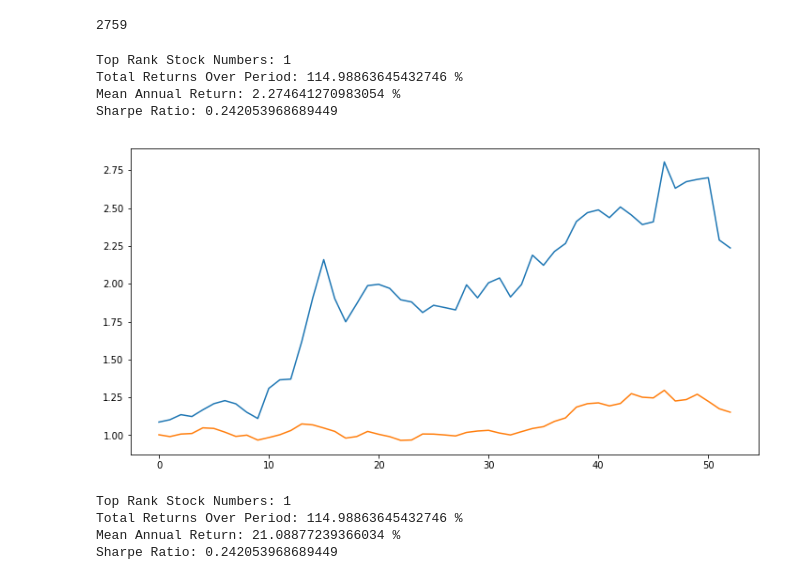
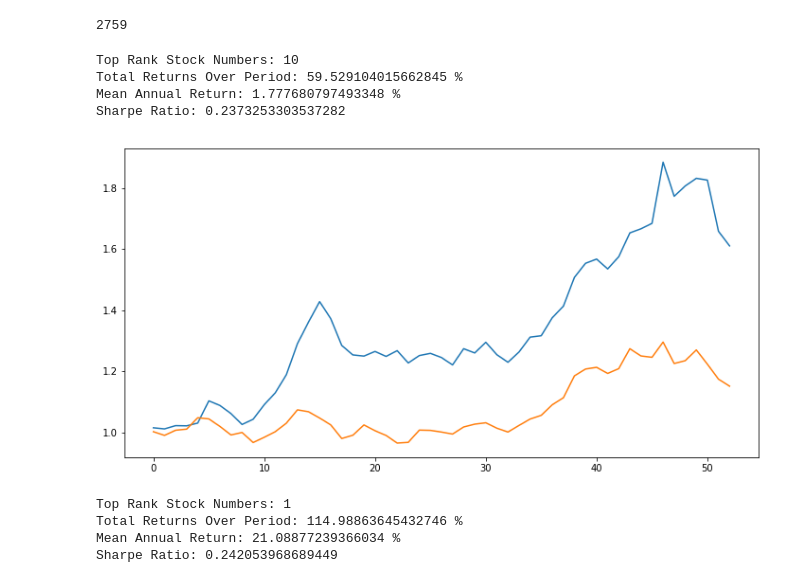
Before and after one commit to hyemin9403/keyst_notebooks, a Jupyter notebook: 마켓시그널툴.ipynb, the cells around one changed output. Saved outputs shown, nothing was run; the diff lists cells and outputs as text; code cells hidden in the pictures.

```diff
--- a/마켓시그널툴.ipynb
+++ b/마켓시그널툴.ipynb
@@ -287,8 +291,30 @@ volume_score = volume_score.resample('M').mean()
 score = (momentum_score + risk_score + volume_score) / 3
 # %%
 score_rank = score.T.rank(ascending=False).T # 점수가 높을수록 랭킹은 낮아져야한다
+# %%
+test_cut_rank = 10
+
+returns_m = ohlcv_m.pct_change()
+returns_m = returns_m['2014':]
+
+high_rank = None
+
+profit_history = []
+benchmark_history = []
+
+for date in range(len(score_rank['2014':]) - 1):
+    if type(high_rank) != type(None):
+        #  수익률 계산하기
+        future_date = date + 1
+        profit = returns_m.iloc[future_date][high_rank_index].mean()
+        benchmark_profit = returns_m.iloc[future_date]['코스피']
+        profit_history.append(profit)
+        benchmark_history.append(benchmark_profit)
+    row = score_rank['2014':].iloc[date]
+    high_rank = row[row <= test_cut_rank]
+    high_rank_index = high_rank.index
 # %%
-test_cut_rank = 1
+test_cut_rank = 10
 
 returns_m = ohlcv_m.pct_change()
 returns_m = returns_m['2014':]
@@ -314,38 +340,38 @@ profit_df = pd.DataFrame(profit_history)
 profit_df['Benchmark'] = benchmark_history
 profit_df['Return + 1'] = profit_df[0] + 1
 profit_df['BM Return + 1'] = profit_df['Benchmark'] + 1
 profit_df['Excess Return'] = profit_df[0] - profit_df['Benchmark']
 sharpe_ratio = profit_df['Excess Return'].mean() / profit_df['Excess Return'].std()
 
 yield_curve = []
 bm_yield_curve = []
 
 value = 1
 bm_value = 1
 
 for i in range(len(profit_df)):
     value = value * profit_df['Return + 1'][i]
     bm_value = bm_value * profit_df['BM Return + 1'][i]
     yield_curve.append(value)
     bm_yield_curve.append(bm_value)
 
 print('Top Rank Stock Numbers: {}'.format(test_cut_rank))
 bt_return = (yield_curve[-1] - yield_curve[0]) * 100
 annual_retrun = bt_return ** (1/4) - 1
 print('Total Returns Over Period: {} %'.format(bt_return))
 print('Mean Annual Return: {} %'.format(annual_retrun))
 print('Sharpe Ratio: {}'.format(sharpe_ratio))
 
 plt.rcParams["figure.figsize"] = (12, 6)
 plt.plot(yield_curve)
 plt.plot(bm_yield_curve)
 plt.show()
 # %% [output]
-Top Rank Stock Numbers: 1
-Total Returns Over Period: 114.98863645432746 %
-Mean Annual Return: 2.274641270983054 %
-Sharpe Ratio: 0.242053968689449
+Top Rank Stock Numbers: 10
+Total Returns Over Period: 59.529104015662845 %
+Mean Annual Return: 1.777680797493348 %
+Sharpe Ratio: 0.2373253303537282
-[figure, old version]
+[figure, new version]
 # %%
 for num in [1, 5, 10, 25, 50, 100]:
     test_cut_rank = num
```
Also changed, not shown: parts of 1 cell of this notebook, 4 other files.
